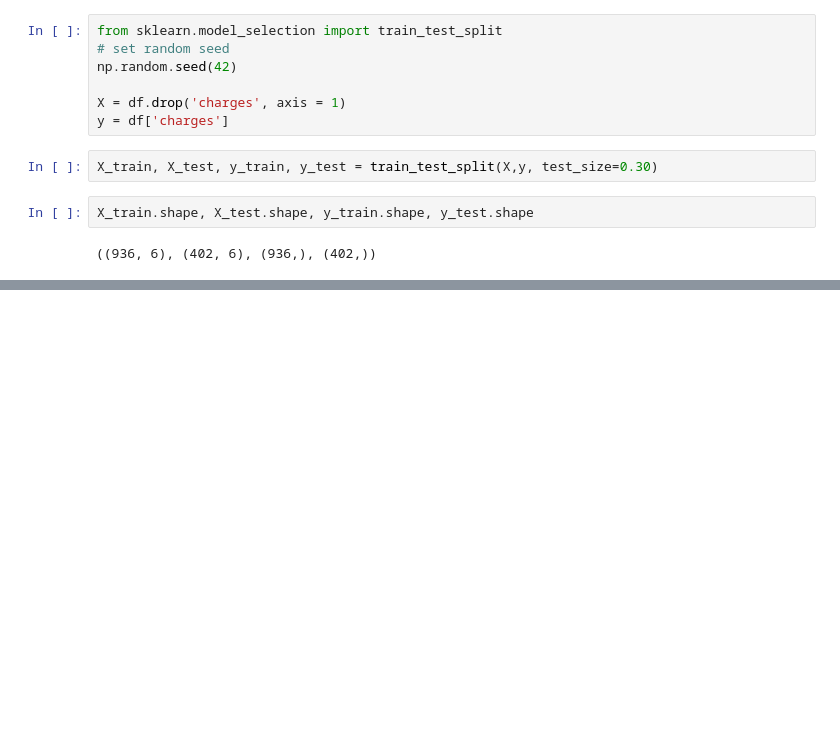
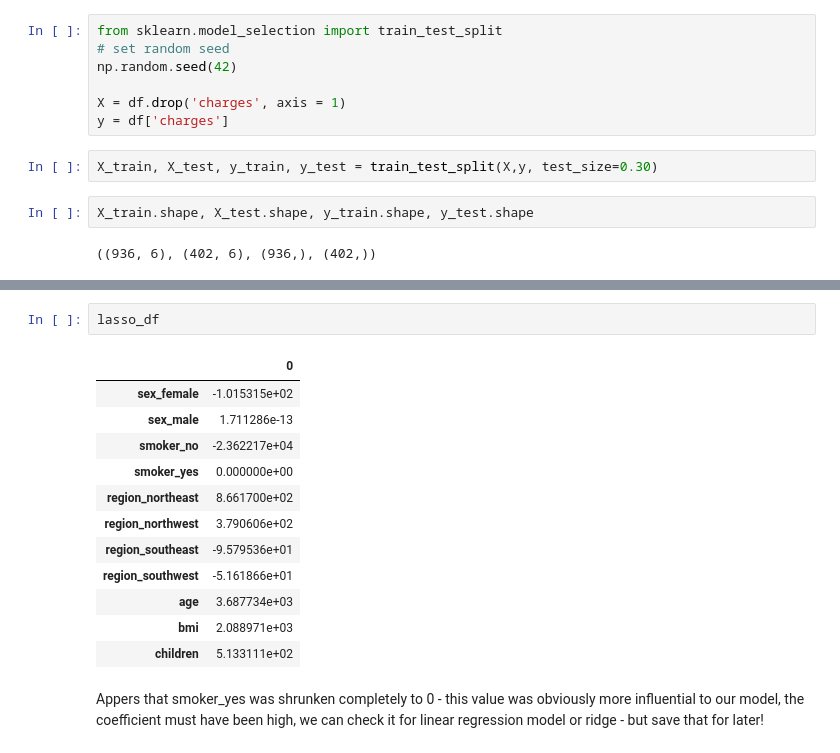
Before and after one commit to AF-datascience/insurance_charges_predictor, a Jupyter notebook: Insurance Predictor Project.ipynb, the cells around one changed output, grey strips where cells are left out. Saved outputs shown, nothing was run; the diff lists cells and outputs as text; blank space fills up the shorter version.

```diff
--- a/Insurance Predictor Project.ipynb
+++ b/Insurance Predictor Project.ipynb
@@ -398,0 +516,17 @@ from sklearn.linear_model import Ridge
+# %%
+lasso_df
+# %% [output]
+|  | 0 |
+| sex_female | -1.015315e+02 |
+| sex_male | 1.711286e-13 |
+| smoker_no | -2.362217e+04 |
+| smoker_yes | 0.000000e+00 |
+| region_northeast | 8.661700e+02 |
+| region_northwest | 3.790606e+02 |
+| region_southeast | -9.579536e+01 |
+| region_southwest | -5.161866e+01 |
+| age | 3.687734e+03 |
+| bmi | 2.088971e+03 |
+| children | 5.133111e+02 |
+# %% [markdown]
+Appers that smoker_yes was shrunken completely to 0 - this value was obviously more influential to our model, the coefficient must have been high, we can check it for linear regression model or ridge - but save that for later!
```
Also changed, not shown: parts of 43 cells of this notebook.
